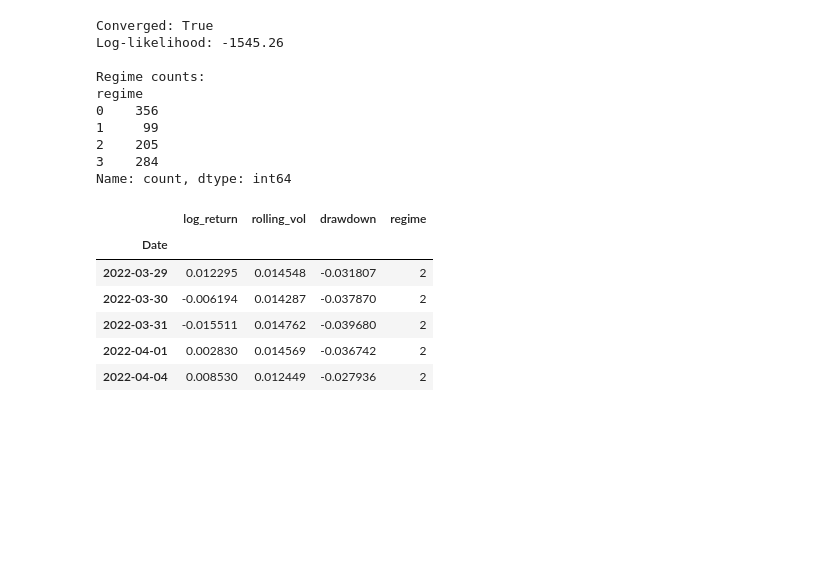
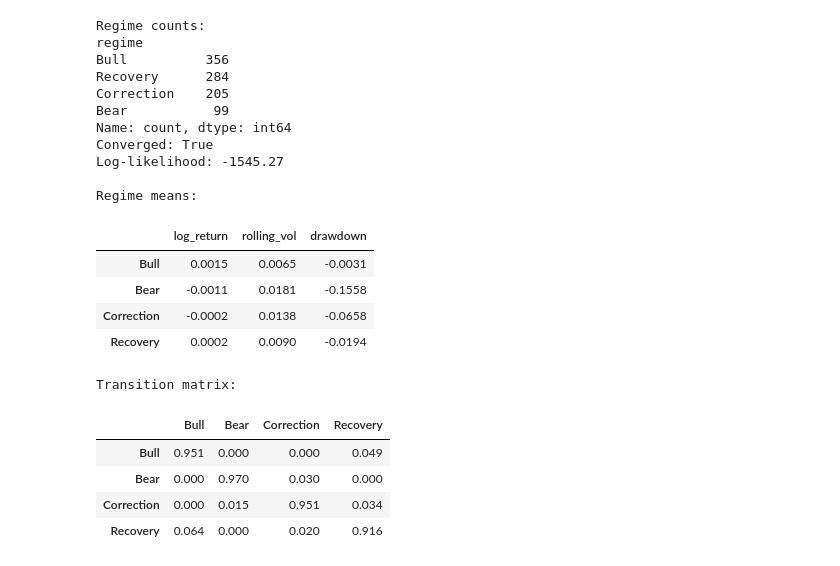
Before and after one commit to bsinek/sentinel, a Jupyter notebook: research/hmm.ipynb, the cells around one changed output. Drawn from its saved outputs; the diff is of its cells as text; code cells hidden in the pictures; blank space fills up the shorter version.

```diff
--- a/research/hmm.ipynb
+++ b/research/hmm.ipynb
@@ -141,42 +141,61 @@ Shape: (944, 3)
 | max | 0.099863 | 0.033851 | 0.000000 |
 # %%
-# tune model inputs and parameters
 feature_cols = ['log_return', 'rolling_vol', 'drawdown']
 n_components = 4
-n_iter = 1000
 
-# standardize feature data
 scaler = StandardScaler()
 X_scaled = scaler.fit_transform(features[feature_cols])
 
-# fit hmm with 4 hidden states
-model = GaussianHMM(n_components=n_components, covariance_type='full', n_iter=n_iter, random_state=42)
+model = GaussianHMM(n_components=n_components, covariance_type='full', n_iter=1000, random_state=42)
 model.fit(X_scaled)
 
+# regime means
+regime_means = pd.DataFrame(scaler.inverse_transform(model.means_), columns=feature_cols)
+
+# label regimes by drawdown rank (most negative = Bear)
+sorted_labels = regime_means['drawdown'].argsort()
+label_map = {
+    sorted_labels.iloc[0]: 'Bear',
+    sorted_labels.iloc[1]: 'Correction',
+    sorted_labels.iloc[2]: 'Recovery',
+    sorted_labels.iloc[3]: 'Bull',
+}
+regime_labels = [label_map[i] for i in range(n_components)]
+regime_means.index = regime_labels
+
+# map regimes to labels
+features['regime'] = pd.Series(model.predict(X_scaled), index=features.index).map(label_map)
+
+# transition matrix
+transition_matrix = pd.DataFrame(model.transmat_, index=regime_labels, columns=regime_labels)
+
+print(f"\nRegime counts:\n{features['regime'].value_counts()}")
 print(f'Converged: {model.monitor_.converged}')
 print(f'Log-likelihood: {model.score(X_scaled):.2f}')
-
-# predict regimes
-features['regime'] = model.predict(X_scaled)
-
-print(f"\nRegime counts:\n{features['regime'].value_counts().sort_index()}")
-
-display(features.head())
+print('\nRegime means:')
+display(regime_means.round(4))
+print('Transition matrix:')
+display(transition_matrix.round(3))
 # %% [output]
-Converged: True
-Log-likelihood: -1545.26
-
 Regime counts:
 regime
-0    356
-1     99
-2    205
-3    284
+Bull          356
+Recovery      284
+Correction    205
+Bear           99
 Name: count, dtype: int64
+Converged: True
+Log-likelihood: -1545.27
+
+Regime means:
-|  | log_return | rolling_vol | drawdown | regime |
-| Date |  |  |  |  |
-| 2022-03-29 | 0.012295 | 0.014548 | -0.031807 | 2 |
-| 2022-03-30 | -0.006194 | 0.014287 | -0.037870 | 2 |
-| 2022-03-31 | -0.015511 | 0.014762 | -0.039680 | 2 |
-| 2022-04-01 | 0.002830 | 0.014569 | -0.036742 | 2 |
-| 2022-04-04 | 0.008530 | 0.012449 | -0.027936 | 2 |
+|  | log_return | rolling_vol | drawdown |
+| Bull | 0.0015 | 0.0065 | -0.0031 |
+| Bear | -0.0011 | 0.0181 | -0.1558 |
+| Correction | -0.0002 | 0.0138 | -0.0658 |
+| Recovery | 0.0002 | 0.0090 | -0.0194 |
+Transition matrix:
+|  | Bull | Bear | Correction | Recovery |
+| Bull | 0.951 | 0.000 | 0.000 | 0.049 |
+| Bear | 0.000 | 0.970 | 0.030 | 0.000 |
+| Correction | 0.000 | 0.015 | 0.951 | 0.034 |
+| Recovery | 0.064 | 0.000 | 0.020 | 0.916 |
```
Also changed, not shown: parts of 5 cells of this notebook.
